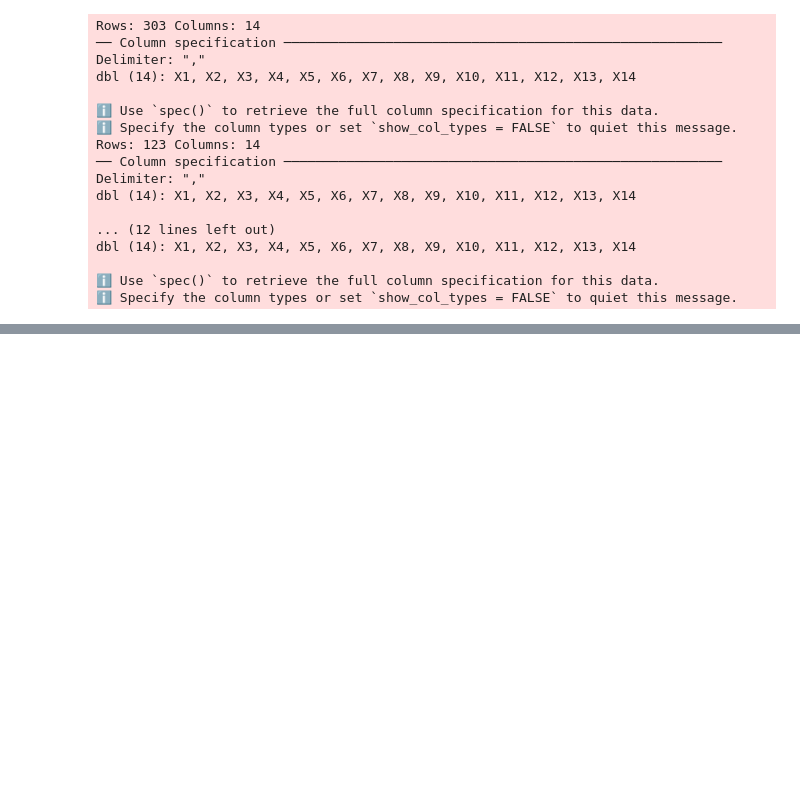
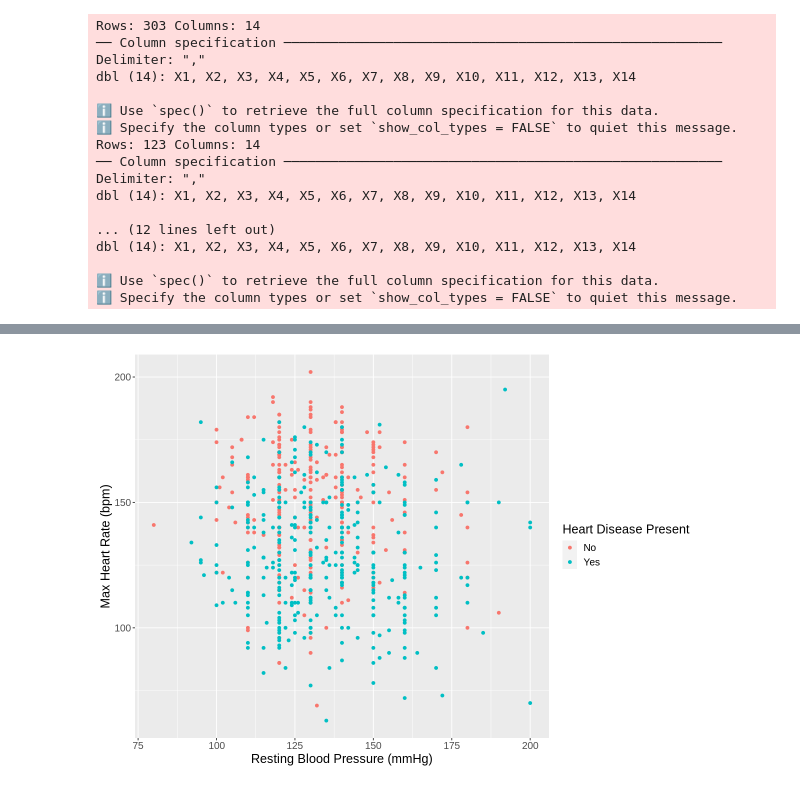
Before and after one commit to Kooriryuu/dsci-100-project-group3, a Jupyter notebook: project_proposal.ipynb, the cells around one changed output, grey strips where cells are left out. Saved outputs shown, nothing was run; the diff lists cells and outputs as text; code cells hidden in the pictures; blank space fills up the shorter version.

```diff
--- a/project_proposal.ipynb
+++ b/project_proposal.ipynb
@@ -120 +100,13 @@ A tibble: 1 × 6
+# %%
+options(repr.plot.width = 10, repr.plot.height = 7)
+distribution_plot <- ggplot(places_training, aes(x = resting_blood_pressure, y = max_heart_rate, colour = heart_disease_present)) +
+    geom_point() +
+    xlab("Resting Blood Pressure (mmHg)") +
+    ylab("Max Heart Rate (bpm)") +
+    labs(colour = "Heart Disease Present") +
+    theme(text = element_text(size = 15))
+
+distribution_plot
+# %% [output]
+[figure, added]
 # %%
```
Also changed, not shown: parts of 8 cells of this notebook.
